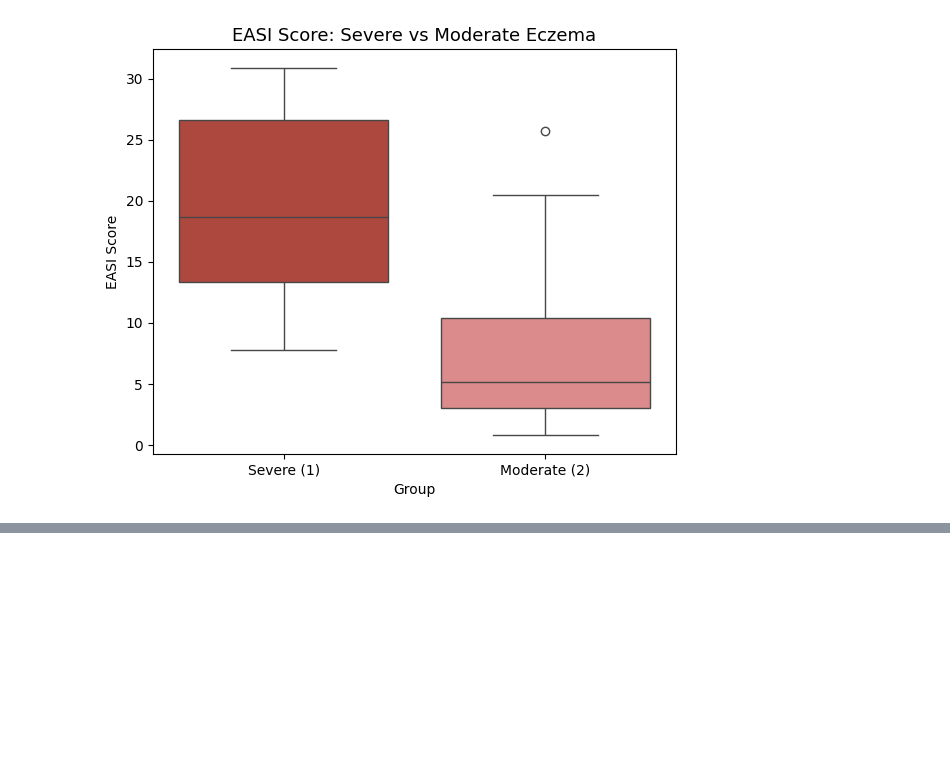
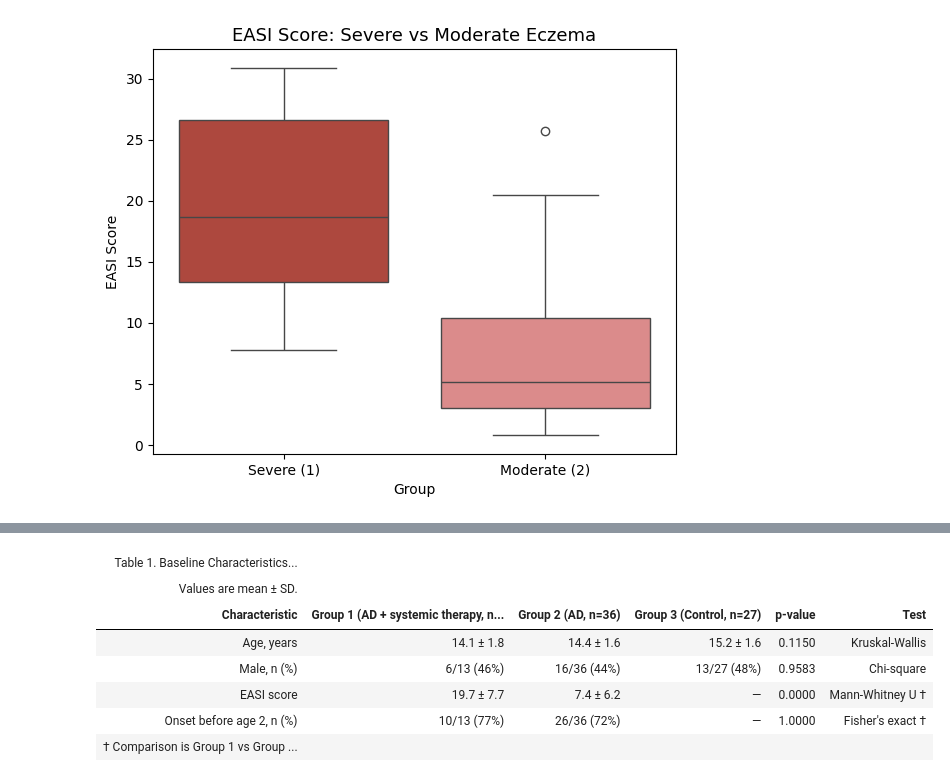
Before and after one commit to ryadl14/Mind_and_Skin, a Jupyter notebook: scripts/baseline_comparison.ipynb, the cells around one changed output, grey strips where cells are left out. Cells and saved outputs as stored; diff of their text form; code cells hidden in the pictures; blank space fills up the shorter version.

```diff
--- a/scripts/baseline_comparison.ipynb
+++ b/scripts/baseline_comparison.ipynb
@@ -202,0 +297,87 @@ plt.show()
+# %%
+from great_tables import GT, md, style, loc
+
+def fmt_mean_sd(series):
+    s = pd.to_numeric(series, errors='coerce').dropna()
+    return f"{s.mean():.1f} ± {s.std():.1f}"
+
+def fmt_pct_male(grp):
+    col = pd.to_numeric(grp['Male'], errors='coerce').dropna()
+    n, k = len(col), int(col.sum())
+    return f"{k}/{n} ({k/n*100:.0f}%)"
+
+def fmt_pct_onset(grp):
+    col = pd.to_numeric(grp['Onset before 2'], errors='coerce').dropna()
+    if len(col) == 0:
+        return '—'
+    n, k = len(col), int(col.sum())
+    return f"{k}/{n} ({k/n*100:.0f}%)"
+
+table_df = pd.DataFrame({
+    'Characteristic': ['Age, years', 'Male, n (%)', 'EASI score', 'Onset before age 2, n (%)'],
+    'Group 1\n(AD + systemic therapy, n=13)': [
+        fmt_mean_sd(g1['Age']),
+        fmt_pct_male(g1),
+        fmt_mean_sd(g1['EASI']),
+        fmt_pct_onset(g1),
+    ],
+    'Group 2\n(AD, n=36)': [
+        fmt_mean_sd(g2['Age']),
+        fmt_pct_male(g2),
+        fmt_mean_sd(g2['EASI']),
+        fmt_pct_onset(g2),
+    ],
+    'Group 3\n(Control, n=27)': [
+        fmt_mean_sd(g3['Age']),
+        fmt_pct_male(g3),
+        '—',
+        '—',
+    ],
+    'p-value': [
+        f'{age_p:.4f}',
+        f'{gender_p:.4f}',
+        f'{easi_p:.4f}',
+        f'{onset_p:.4f}',
+    ],
+    'Test': [
+        'Kruskal-Wallis',
+        'Chi-square',
+        'Mann-Whitney U †',
+        "Fisher's exact †",
+    ],
+})
+
+(
+    GT(table_df)
+    .tab_header(
+        title='Table 1. Baseline Characteristics by Group',
+        subtitle=md('Values are mean ± SD.')
+    )
+    .tab_source_note(
+        md('† Comparison is Group 1 vs Group 2 only; Group 3 (control) has no EASI score or eczema onset data.')
+    )
+    .cols_label(Characteristic='Characteristic')
+    .tab_style(
+        style=style.text(weight='bold'),
+        locations=loc.column_labels()
+    )
+    .tab_style(
+        style=style.text(weight='bold'),
+        locations=loc.header()
+    )
+    .tab_style(
+        style=style.fill(color='#F7F7F7'),
+        locations=loc.body(rows=[1, 3])
+    )
+    .opt_table_font(font='Calibri')
+    .opt_horizontal_padding(scale=2)
+)
+# %% [output]
+| Table 1. Baseline Characteristics... |  |  |  |  |  |
+| Values are mean ± SD. |  |  |  |  |  |
+| Characteristic | Group 1 (AD + systemic therapy, n... | Group 2 (AD, n=36) | Group 3 (Control, n=27) | p-value | Test |
+| Age, years | 14.1 ± 1.8 | 14.4 ± 1.6 | 15.2 ± 1.6 | 0.1150 | Kruskal-Wallis |
+| Male, n (%) | 6/13 (46%) | 16/36 (44%) | 13/27 (48%) | 0.9583 | Chi-square |
+| EASI score | 19.7 ± 7.7 | 7.4 ± 6.2 | — | 0.0000 | Mann-Whitney U † |
+| Onset before age 2, n (%) | 10/13 (77%) | 26/36 (72%) | — | 1.0000 | Fisher's exact † |
+| † Comparison is Group 1 vs Group ... |  |  |  |  |  |
```
Also changed, not shown: parts of 7 cells of this notebook.
